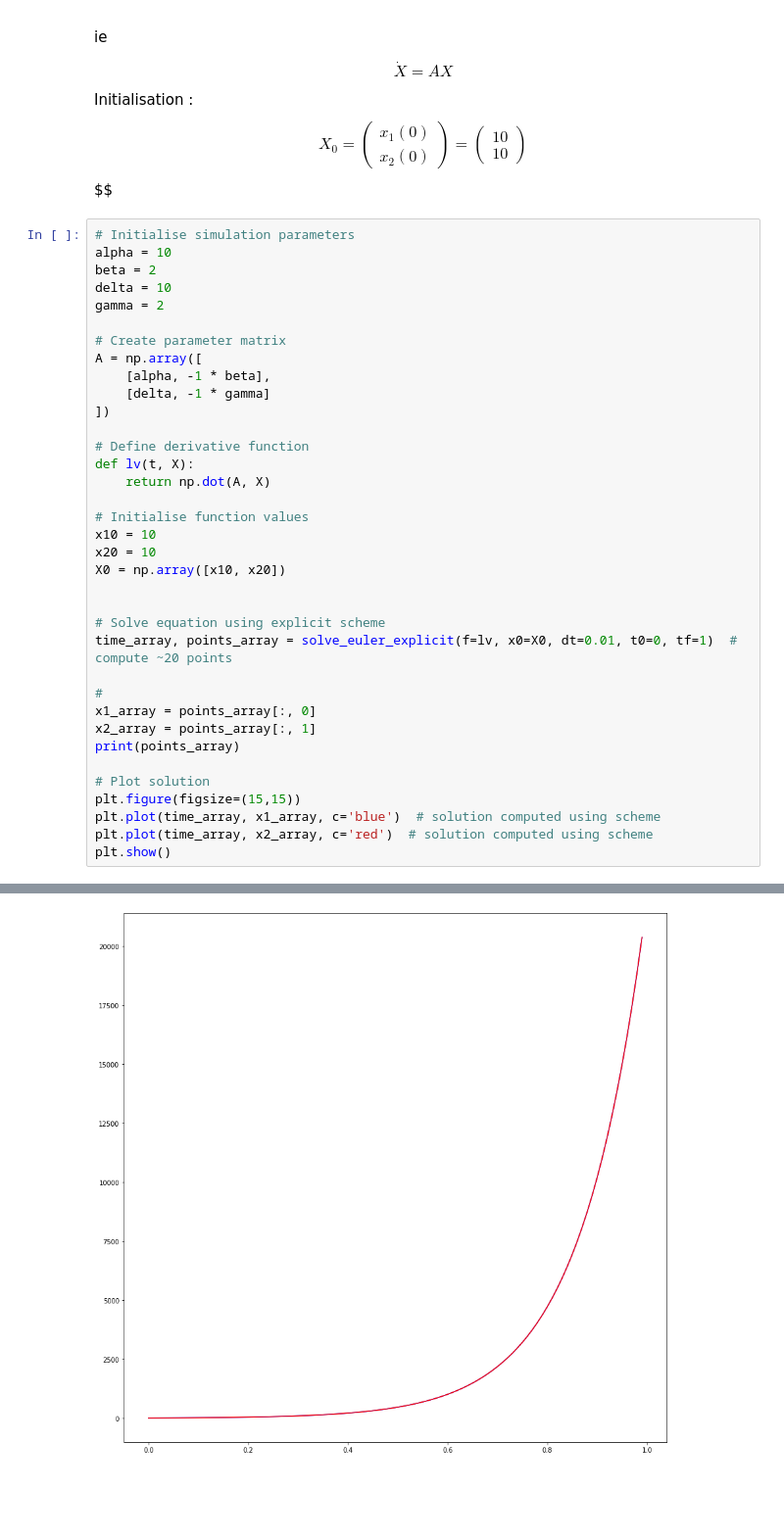
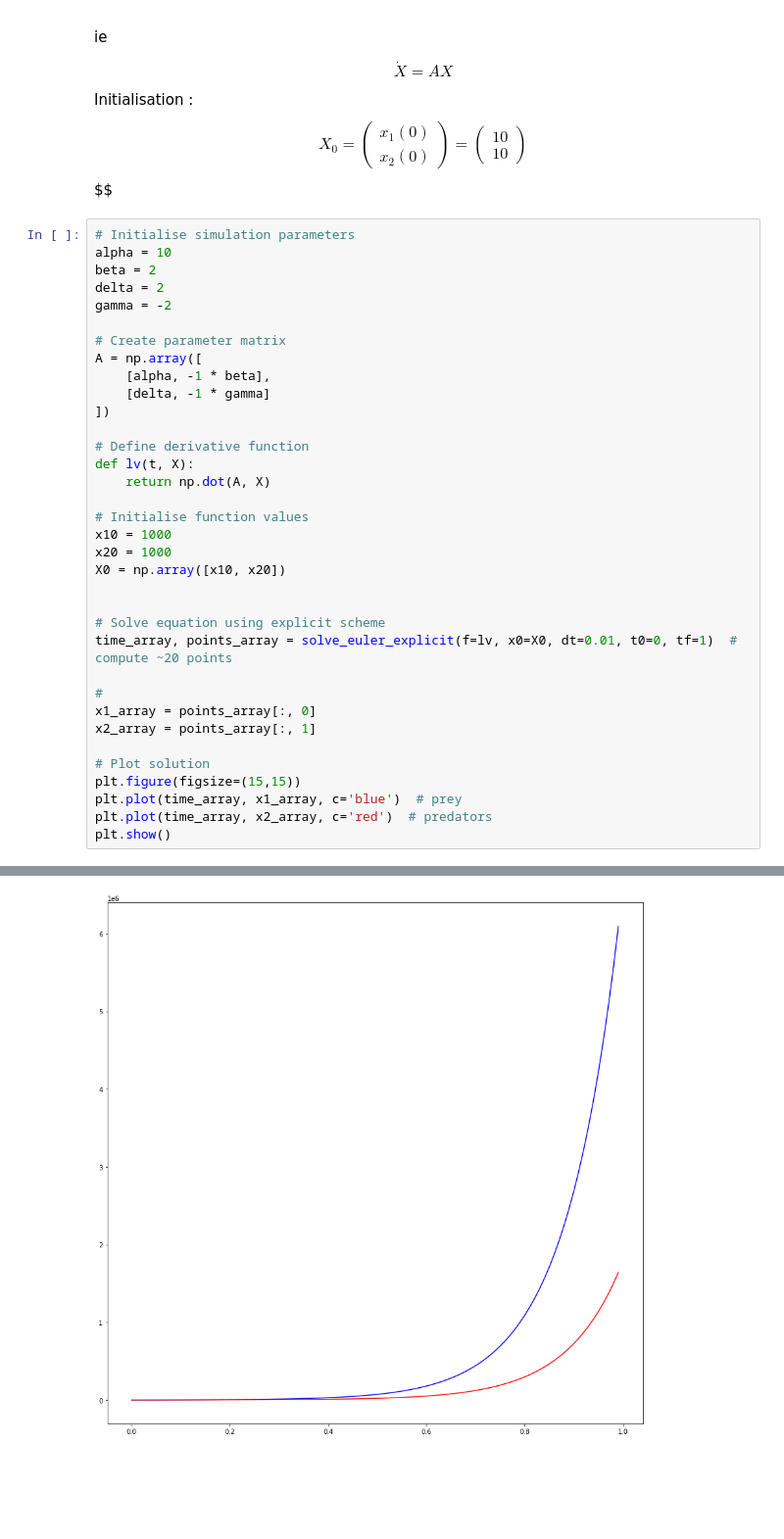
Before and after one commit to ahernot/UE11-equations-differentielles, a Jupyter notebook: réponses-final.ipynb, the cells around one changed output, grey strips where cells are left out. Shown at 98% size. Drawn from its saved outputs; the diff is of its cells as text.

```diff
--- a/réponses-final.ipynb
+++ b/réponses-final.ipynb
@@ -470,8 +470,8 @@ $$
 # Initialise simulation parameters
 alpha = 10
 beta = 2
-delta = 10
-gamma = 2
+delta = 2
+gamma = -2
 
 # Create parameter matrix
 A = np.array([
@@ -484,8 +484,8 @@ def lv(t, X):
     return np.dot(A, X)
 
 # Initialise function values
-x10 = 10
-x20 = 10
+x10 = 1000
+x20 = 1000
 X0 = np.array([x10, x20])
 
 
@@ -495,11 +495,10 @@ time_array, points_array = solve_euler_explicit(f=lv, x0=X0, dt=0.01, t0=0, tf=1
 #
 x1_array = points_array[:, 0]
 x2_array = points_array[:, 1]
-print(points_array)
 
 # Plot solution
 plt.figure(figsize=(15,15))
-plt.plot(time_array, x1_array, c='blue')  # solution computed using scheme
-plt.plot(time_array, x2_array, c='red')  # solution computed using scheme
+plt.plot(time_array, x1_array, c='blue')  # prey
+plt.plot(time_array, x2_array, c='red')  # predators
 plt.show()
 # %% [output]
@@ -523,4 +505,4 @@ plt.show()
-[figure, old version]
+[figure, new version]
 # %% [markdown]
 <br><br>
 # %% [markdown]
```
Also changed, not shown: parts of 1 cell of this notebook.
